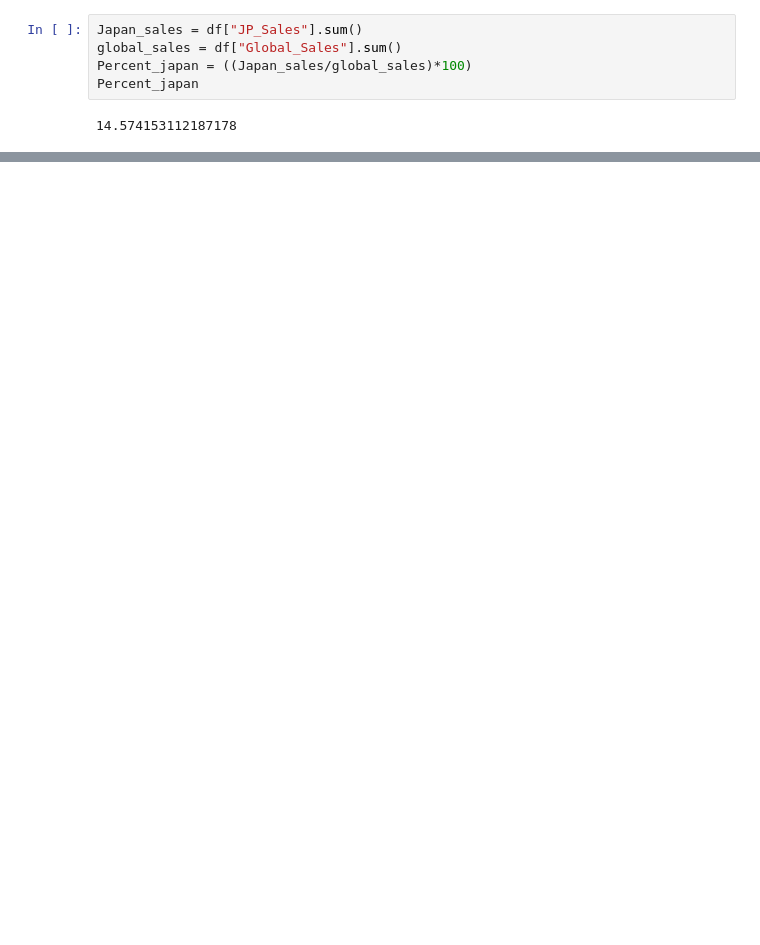
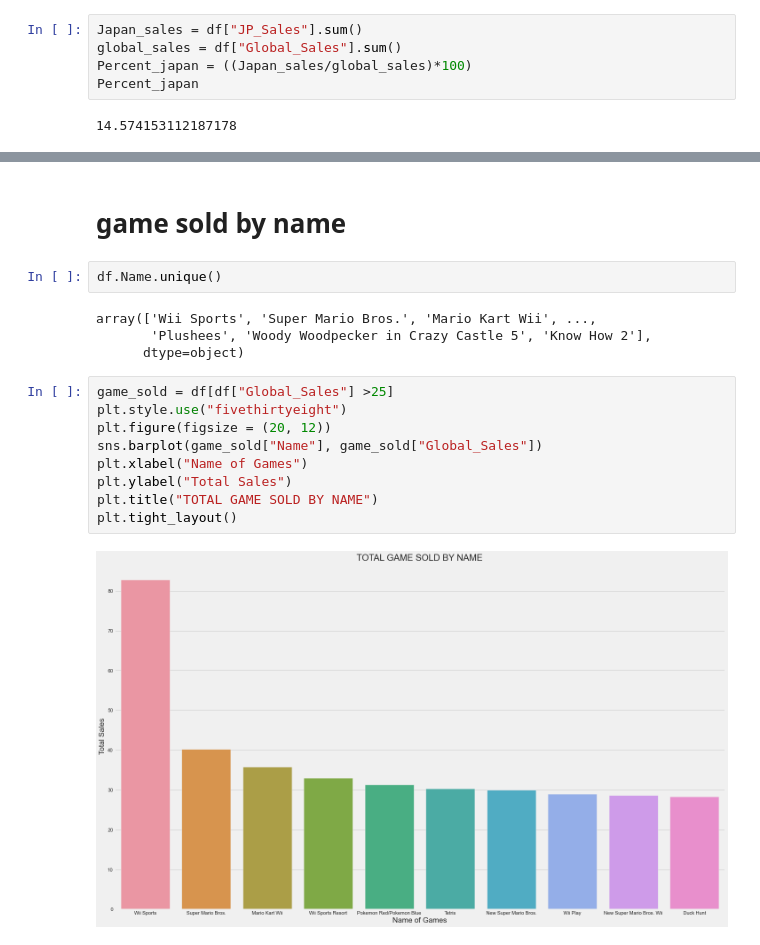
Before and after one commit to awallexy3216/hamoyeB, a Jupyter notebook: awallexy project/Video game sales/code/video game analysis.ipynb, the cells around one changed output, grey strips where cells are left out. Saved outputs shown, nothing was run; the diff lists cells and outputs as text; blank space fills up the shorter version.

```diff
--- a/awallexy project/Video game sales/code/video game analysis.ipynb
+++ b/awallexy project/Video game sales/code/video game analysis.ipynb
@@ -228,0 +261,19 @@ N/America = df["NA_Sales"].sum()
+# %% [markdown]
+# game sold by name
+# %%
+df.Name.unique()
+# %% [output]
+array(['Wii Sports', 'Super Mario Bros.', 'Mario Kart Wii', ...,
+       'Plushees', 'Woody Woodpecker in Crazy Castle 5', 'Know How 2'],
+      dtype=object)
+# %%
+game_sold = df[df["Global_Sales"] >25]
+plt.style.use("fivethirtyeight")
+plt.figure(figsize = (20, 12))
+sns.barplot(game_sold["Name"], game_sold["Global_Sales"])
+plt.xlabel("Name of Games")
+plt.ylabel("Total Sales")
+plt.title("TOTAL GAME SOLD BY NAME")
+plt.tight_layout()
+# %% [output]
+[figure, added]
```
Also changed, not shown: parts of 8 cells of this notebook.
